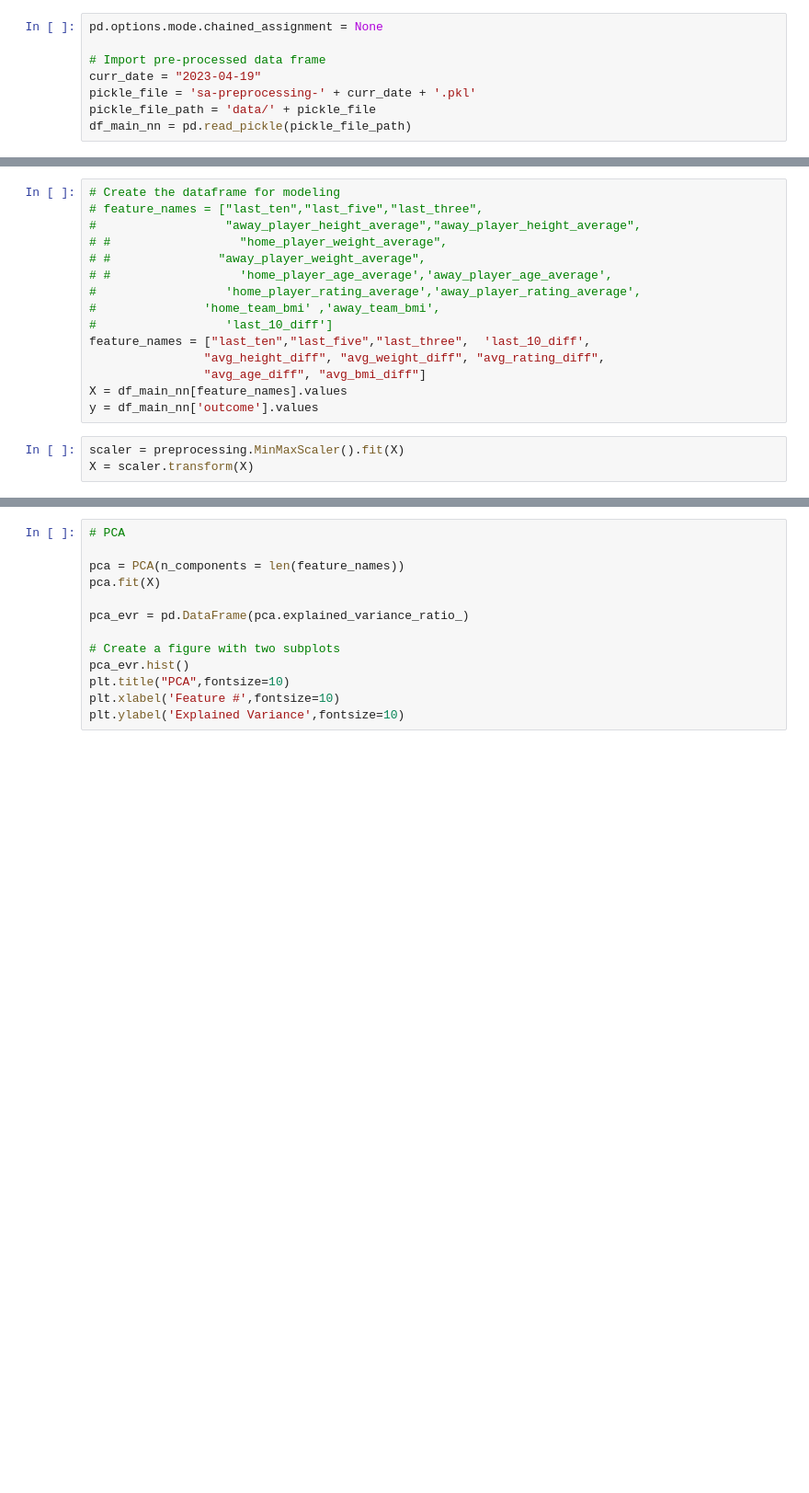
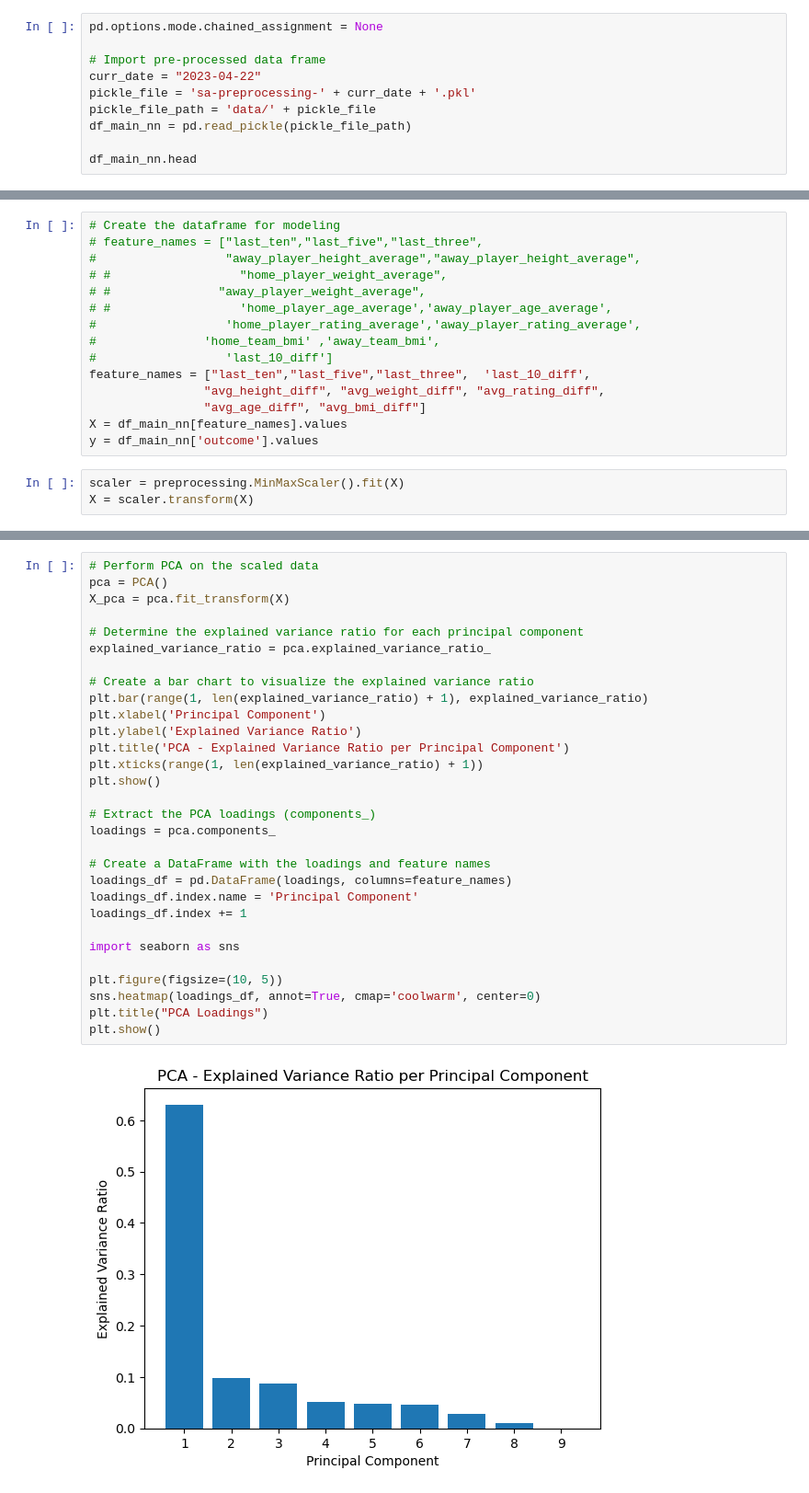
Before and after one commit to mannanrehbari/ml-project-soccer-analysis, a Jupyter notebook: [3] soccer-analysis-training-and-predictions.ipynb, the cells around one changed output, grey strips where cells are left out. Shown at 92% size. Drawn from its saved outputs; the diff is of its cells as text; blank space fills up the shorter version.

```diff
--- a/[3] soccer-analysis-training-and-predictions.ipynb
+++ b/[3] soccer-analysis-training-and-predictions.ipynb
@@ -51,7 +51,9 @@ simplefilter(action="ignore",category=FutureWarning)
 pd.options.mode.chained_assignment = None
 
 # Import pre-processed data frame
-curr_date = "2023-04-19"
+curr_date = "2023-04-22"
 pickle_file = 'sa-preprocessing-' + curr_date + '.pkl'
 pickle_file_path = 'data/' + pickle_file
 df_main_nn = pd.read_pickle(pickle_file_path)
+
+df_main_nn.head
@@ -81,13 +129,32 @@ df_main_nn[feature_names].tail(100)
 # %%
-# PCA
+# Perform PCA on the scaled data
+pca = PCA()
+X_pca = pca.fit_transform(X)
 
-pca = PCA(n_components = len(feature_names))
-pca.fit(X)
+# Determine the explained variance ratio for each principal component
+explained_variance_ratio = pca.explained_variance_ratio_
 
-pca_evr = pd.DataFrame(pca.explained_variance_ratio_)
+# Create a bar chart to visualize the explained variance ratio
+plt.bar(range(1, len(explained_variance_ratio) + 1), explained_variance_ratio)
+plt.xlabel('Principal Component')
+plt.ylabel('Explained Variance Ratio')
+plt.title('PCA - Explained Variance Ratio per Principal Component')
+plt.xticks(range(1, len(explained_variance_ratio) + 1))
+plt.show()
 
-# Create a figure with two subplots
-pca_evr.hist()
-plt.title("PCA",fontsize=10)
-plt.xlabel('Feature #',fontsize=10)
-plt.ylabel('Explained Variance',fontsize=10)
+# Extract the PCA loadings (components_)
+loadings = pca.components_
+
+# Create a DataFrame with the loadings and feature names
+loadings_df = pd.DataFrame(loadings, columns=feature_names)
+loadings_df.index.name = 'Principal Component'
+loadings_df.index += 1
+
+import seaborn as sns
+
+plt.figure(figsize=(10, 5))
+sns.heatmap(loadings_df, annot=True, cmap='coolwarm', center=0)
+plt.title("PCA Loadings")
+plt.show()
+# %% [output]
+[figure, added]
```
Also changed, not shown: parts of 25 cells of this notebook, 3 other files.
